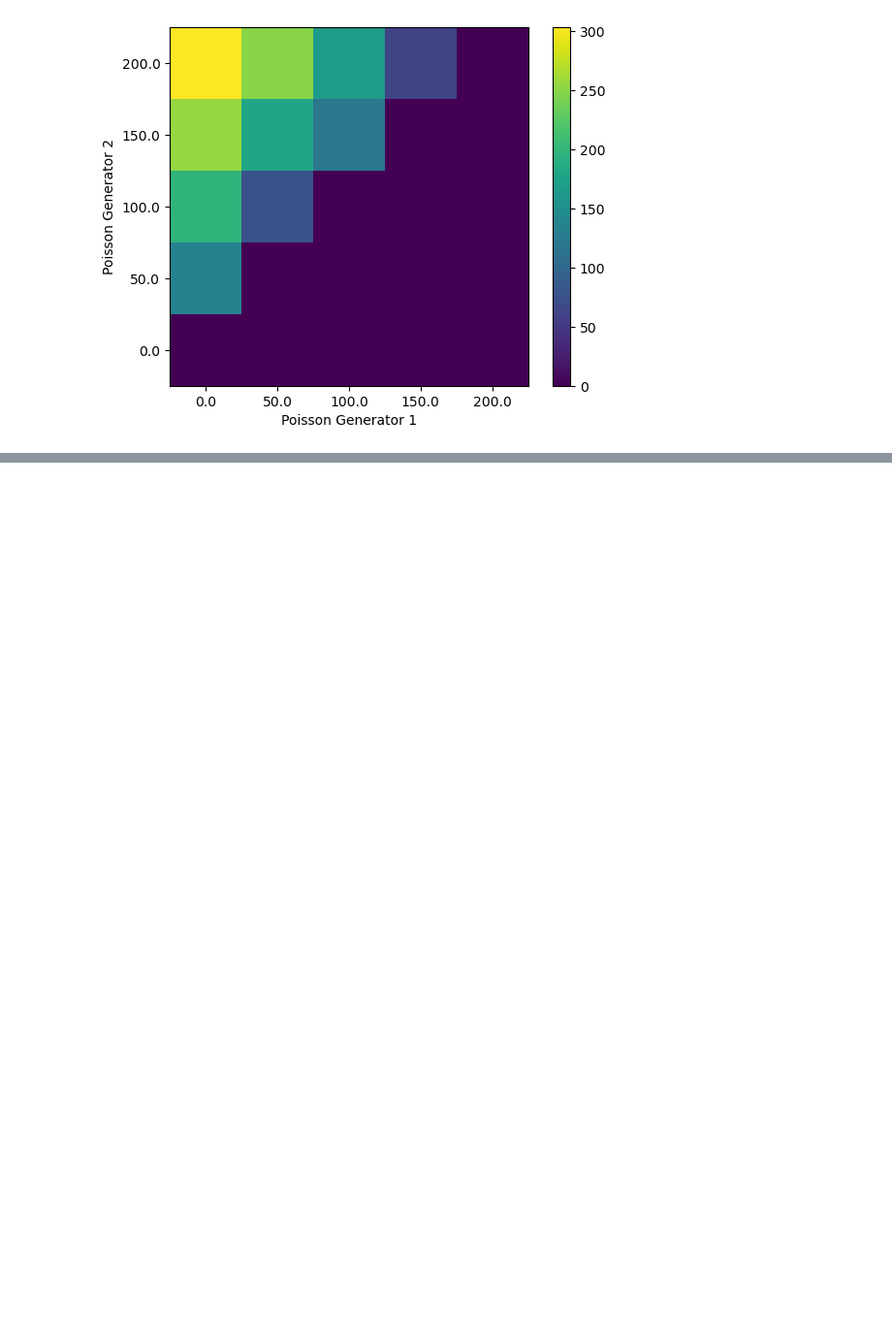
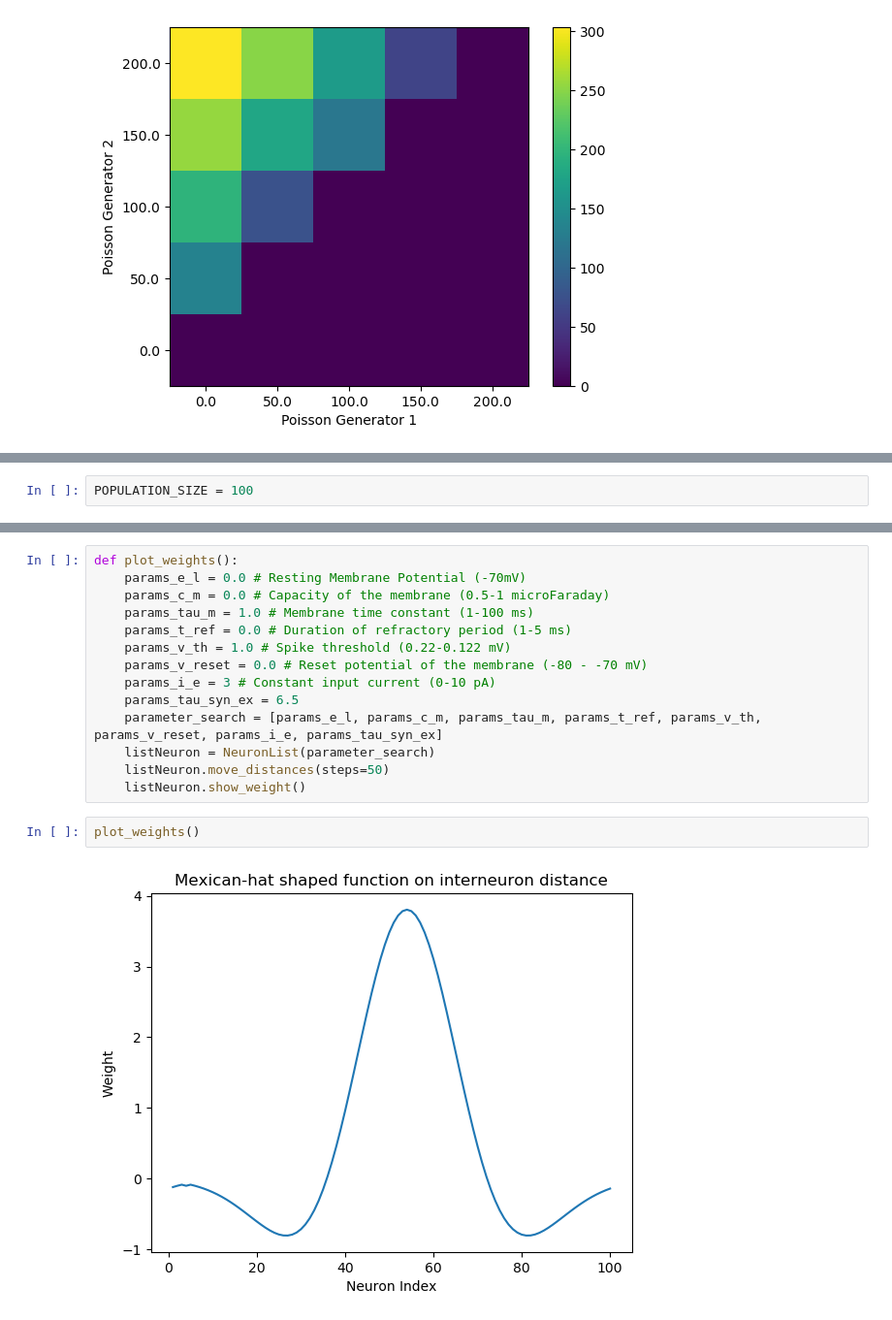
Before and after one commit to aung9htet/counting_snn, a Jupyter notebook: subitization_notebook.ipynb, the cells around one changed output, grey strips where cells are left out. Shown at 97% size. Saved outputs shown, nothing was run; the diff lists cells and outputs as text; blank space fills up the shorter version.

```diff
--- a/subitization_notebook.ipynb
+++ b/subitization_notebook.ipynb
@@ -1089,0 +1101,2 @@ plt.show()
+# %%
+POPULATION_SIZE = 100
@@ -1089,0 +1389,18 @@ plt.show()
+# %%
+def plot_weights():
+    params_e_l = 0.0 # Resting Membrane Potential (-70mV)
+    params_c_m = 0.0 # Capacity of the membrane (0.5-1 microFaraday)
+    params_tau_m = 1.0 # Membrane time constant (1-100 ms)
+    params_t_ref = 0.0 # Duration of refractory period (1-5 ms)
+    params_v_th = 1.0 # Spike threshold (0.22-0.122 mV)
+    params_v_reset = 0.0 # Reset potential of the membrane (-80 - -70 mV)
+    params_i_e = 3 # Constant input current (0-10 pA)
+    params_tau_syn_ex = 6.5
+    parameter_search = [params_e_l, params_c_m, params_tau_m, params_t_ref, params_v_th, params_v_reset, params_i_e, params_tau_syn_ex]
+    listNeuron = NeuronList(parameter_search)
+    listNeuron.move_distances(steps=50)
+    listNeuron.show_weight()
+# %%
+plot_weights()
+# %% [output]
+[figure, added]
```
Also changed, not shown: parts of 8 cells of this notebook.
